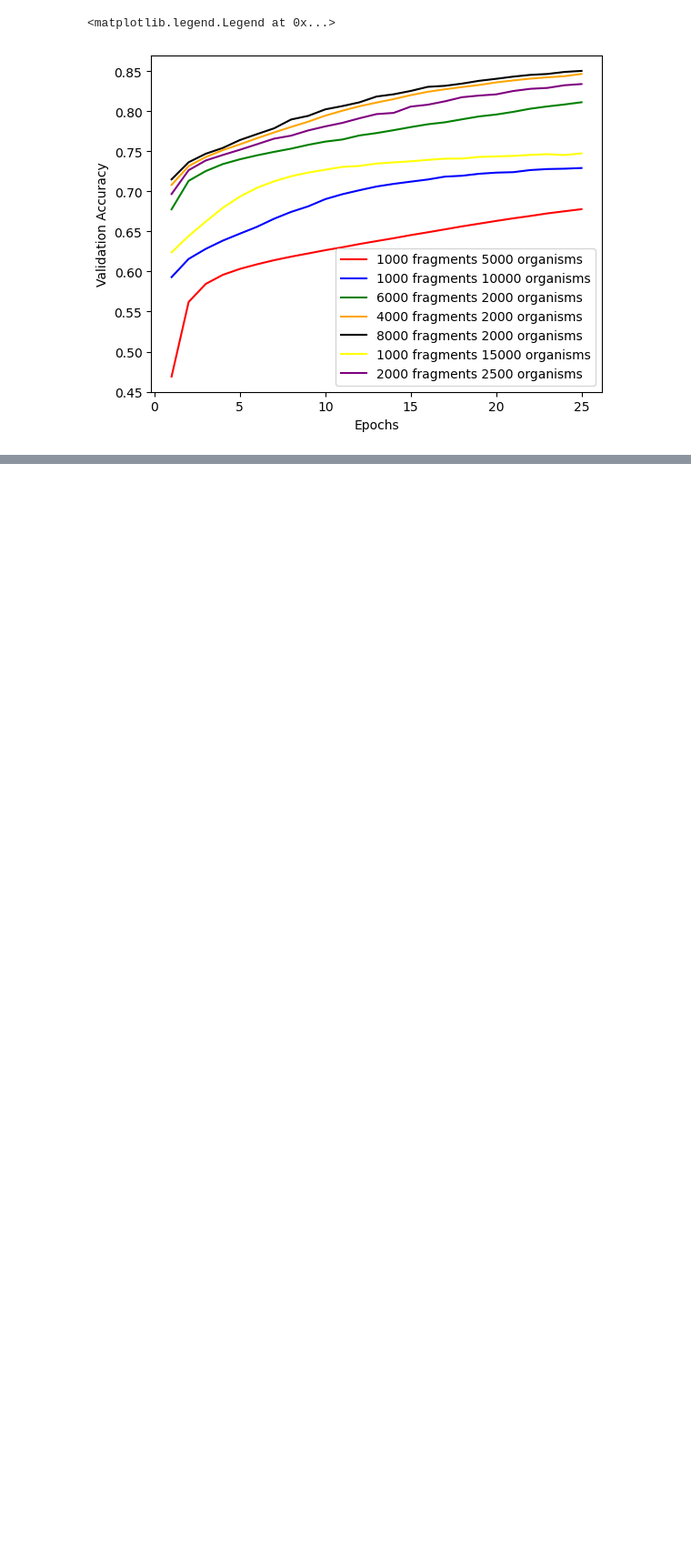
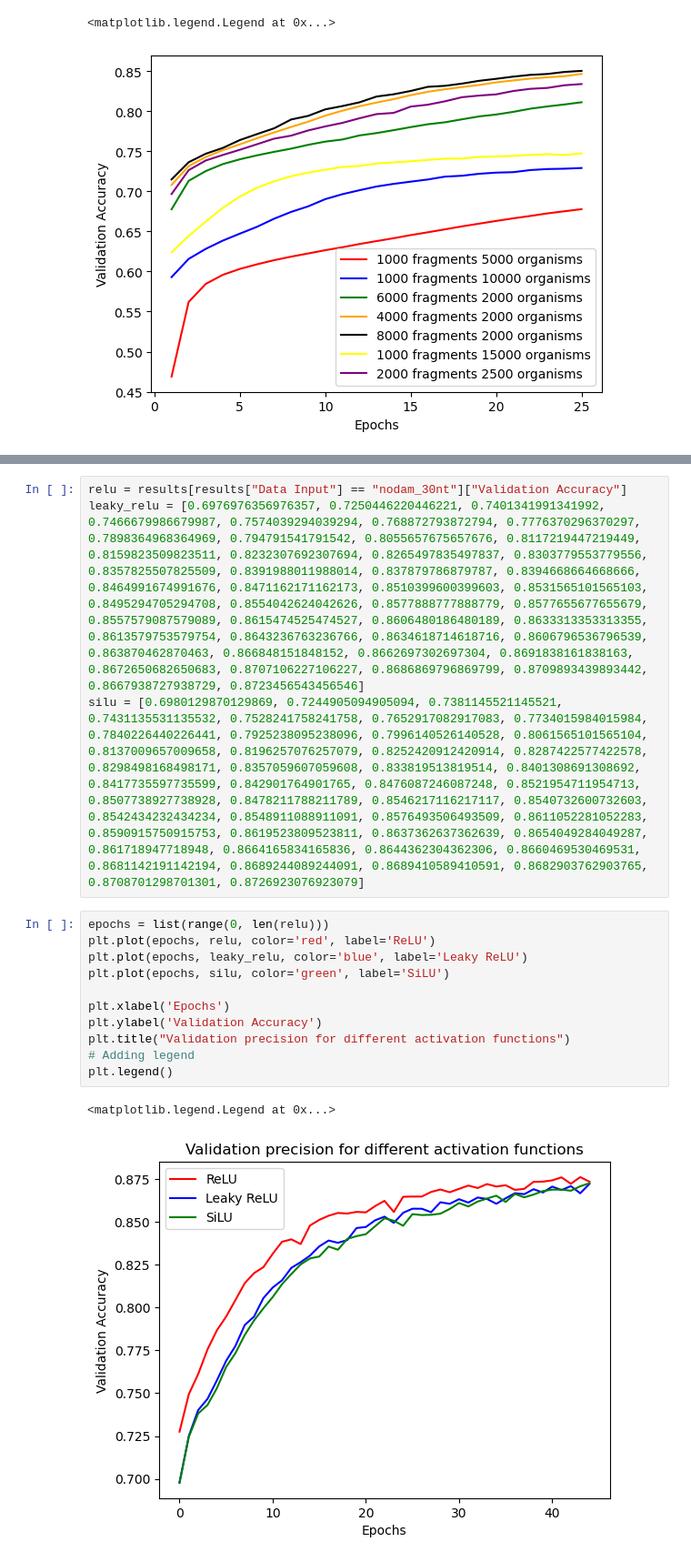
Before and after one commit to nilshof01/ORF_prediction, a Jupyter notebook: results_figures.ipynb, the cells around one changed output, grey strips where cells are left out. Shown at 91% size. Saved outputs shown, nothing was run; the diff lists cells and outputs as text; blank space fills up the shorter version.

```diff
--- a/results_figures.ipynb
+++ b/results_figures.ipynb
@@ -222,0 +210,18 @@ plt.legend()
+# %%
+relu = results[results["Data Input"] == "nodam_30nt"]["Validation Accuracy"]
+leaky_relu = [0.6976976356976357, 0.7250446220446221, 0.7401341991341992, 0.7466679986679987, 0.7574039294039294, 0.768872793872794, 0.7776370296370297, 0.7898364968364969, 0.794791541791542, 0.8055657675657676, 0.8117219447219449, 0.8159823509823511, 0.8232307692307694, 0.8265497835497837, 0.8303779553779556, 0.8357825507825509, 0.8391988011988014, 0.837879786879787, 0.8394668664668666, 0.8464991674991676, 0.8471162171162173, 0.8510399600399603, 0.8531565101565103, 0.8495294705294708, 0.8554042624042626, 0.8577888777888779, 0.8577655677655679, 0.8557579087579089, 0.8615474525474527, 0.8606480186480189, 0.8633313353313355, 0.8613579753579754, 0.8643236763236766, 0.8634618714618716, 0.8606796536796539, 0.863870462870463, 0.866848151848152, 0.8662697302697304, 0.8691838161838163, 0.8672650682650683, 0.8707106227106227, 0.8686869796869799, 0.8709893439893442, 0.8667938727938729, 0.8723456543456546]
+silu = [0.6980129870129869, 0.7244905094905094, 0.7381145521145521, 0.7431135531135532, 0.7528241758241758, 0.7652917082917083, 0.7734015984015984, 0.7840226440226441, 0.7925238095238096, 0.7996140526140528, 0.8061565101565104, 0.8137009657009658, 0.8196257076257079, 0.8252420912420914, 0.8287422577422578, 0.8298498168498171, 0.8357059607059608, 0.833819513819514, 0.8401308691308692, 0.8417735597735599, 0.842901764901765, 0.8476087246087248, 0.8521954711954713, 0.8507738927738928, 0.8478211788211789, 0.8546217116217117, 0.8540732600732603, 0.8542434232434234, 0.8548911088911091, 0.8576493506493509, 0.8611052281052283, 0.8590915750915753, 0.8619523809523811, 0.8637362637362639, 0.8654049284049287, 0.861718947718948, 0.8664165834165836, 0.8644362304362306, 0.8660469530469531, 0.8681142191142194, 0.8689244089244091, 0.8689410589410591, 0.8682903762903765, 0.8708701298701301, 0.8726923076923079]
+# %%
+epochs = list(range(0, len(relu)))
+plt.plot(epochs, relu, color='red', label='ReLU')
+plt.plot(epochs, leaky_relu, color='blue', label='Leaky ReLU')
+plt.plot(epochs, silu, color='green', label='SiLU')
+
+plt.xlabel('Epochs')
+plt.ylabel('Validation Accuracy')
+plt.title("Validation precision for different activation functions")
+# Adding legend
+plt.legend()
+# %% [output]
+<matplotlib.legend.Legend at 0x...>
+[figure, added]
```
Also changed, not shown: parts of 5 cells of this notebook, 6 other files.
